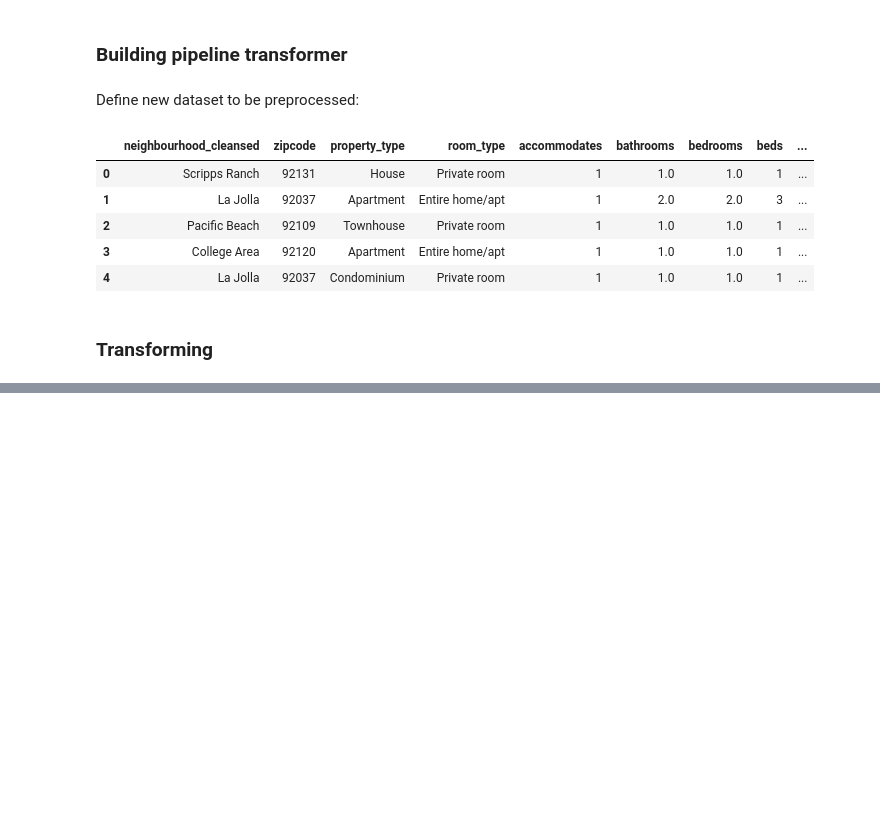
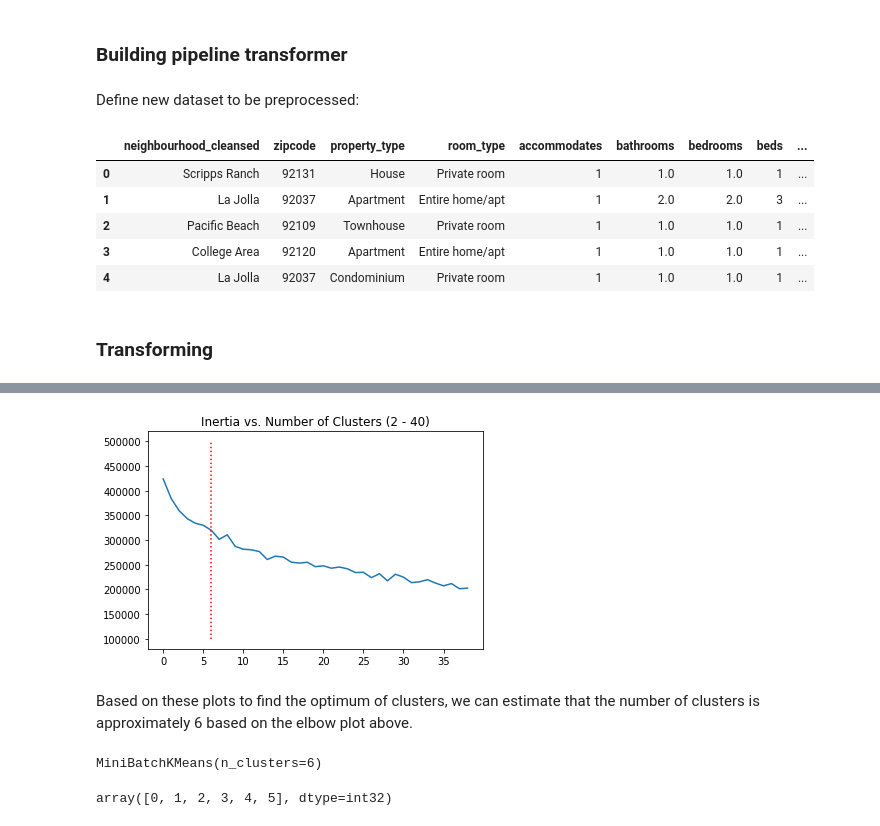
Before and after one commit to eric8395/airbnb_recommendations, a Jupyter notebook: Preprocessing & Data Visualization.ipynb, the cells around one changed output, grey strips where cells are left out. Saved outputs shown, nothing was run; the diff lists cells and outputs as text; code cells hidden in the pictures; blank space fills up the shorter version.

```diff
--- a/Preprocessing & Data Visualization.ipynb
+++ b/Preprocessing & Data Visualization.ipynb
@@ -388,0 +446,22 @@ ValueError: The truth value of an array with more than one element is ambiguous.
+# %%
+clusters = 6
+# %%
+fig, ax = plt.subplots()
+ax.set_title('Inertia vs. Number of Clusters (2 - 40)')
+cluster_results.inertia.plot(ax=ax)
+ax.vlines(x=clusters, ymin=100000, ymax=500000, colors='red', linestyles='dotted')
+plt.show()
+# %% [output]
+[figure, added]
+# %% [markdown]
+Based on these plots to find the optimum of clusters, we can estimate that the number of clusters is approximately 6 based on the elbow plot above.
+# %%
+kmeans = MiniBatchKMeans(n_clusters = clusters).fit(sd_pp)
+kmeans
+# %% [output]
+MiniBatchKMeans(n_clusters=6)
+# %%
+# labels for each cluster
+np.unique(kmeans.predict(sd_pp))
+# %% [output]
+array([0, 1, 2, 3, 4, 5], dtype=int32)
```
Also changed, not shown: parts of 19 cells of this notebook.
